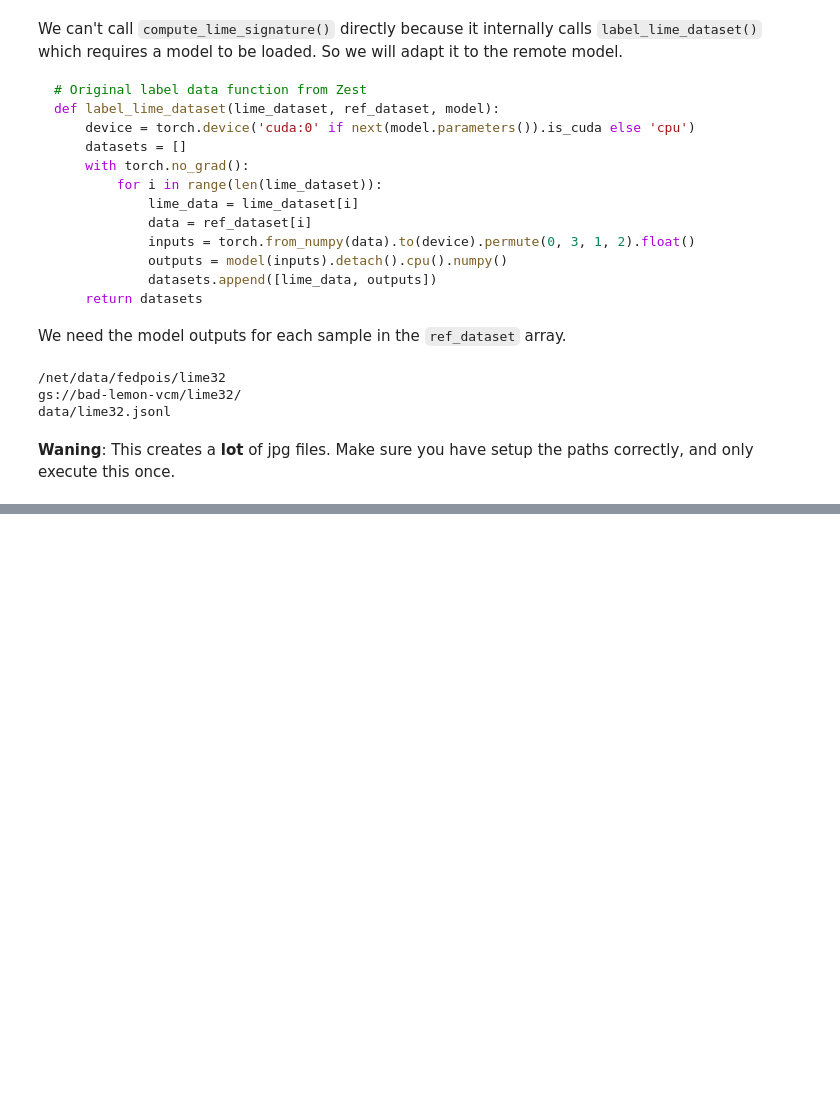
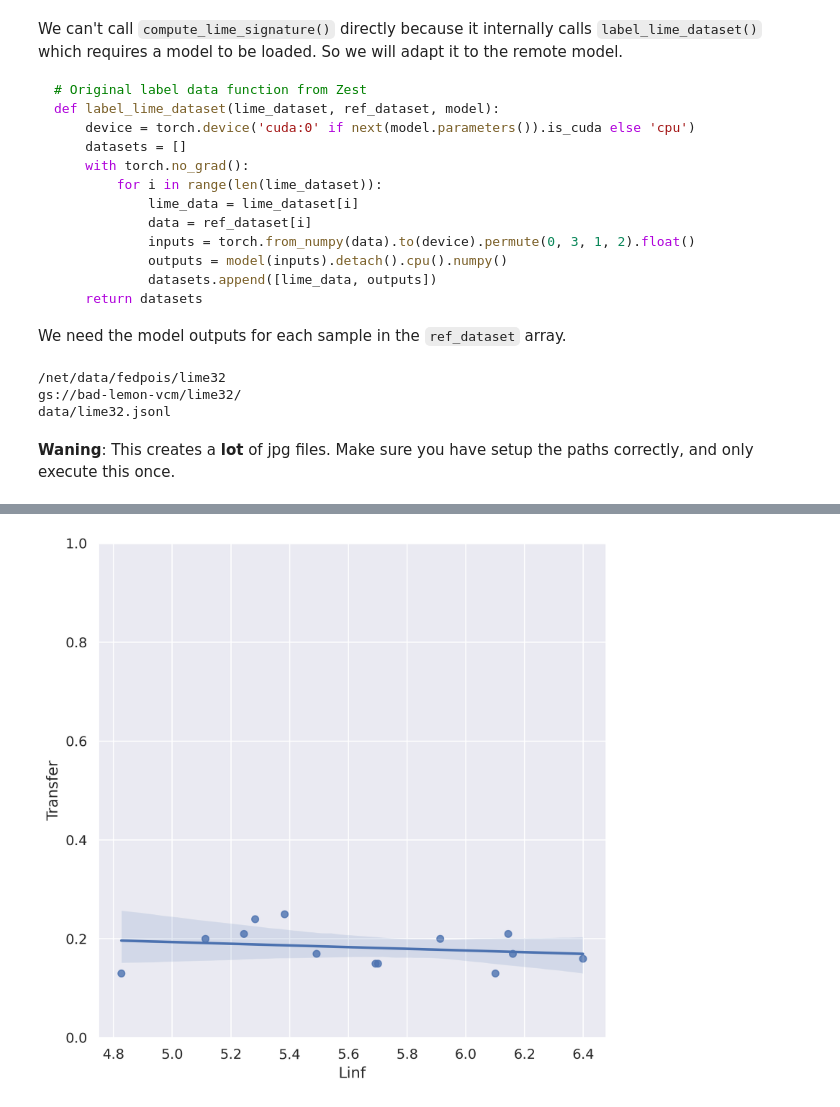
Before and after one commit to ClonedOne/bad_lemon, a Jupyter notebook: notebooks/prepare_lime_remote.ipynb, the cells around one changed output, grey strips where cells are left out. Cells and saved outputs as stored; diff of their text form; code cells hidden in the pictures; blank space fills up the shorter version.

Commit message:
zest32 distance to MLaaS

```diff
--- a/notebooks/prepare_lime_remote.ipynb
+++ b/notebooks/prepare_lime_remote.ipynb
@@ -160,0 +489,20 @@ with open(jsonl_file, 'w') as mf:
+# %%
+transfer = {}
+transfer_relative = {}
+
+for p in models:
+    print('Adversarial examples generated on: {}'.format(p))
+
+    preds_on_v = res_df_adv.loc[p].to_numpy()
+
+    preds_on_v_int = np.argmax(preds_on_v, axis=-1)
+    acc_on_v = accuracy_score(agree_labels, preds_on_v_int)
+    print('Accuracy on adversarial examples:', accuracy_score)
+    transfer_v = acc_original - acc_on_v
+    print('Transfer success rate:', transfer_v)
+    print('Transfer relative accuracy degradation:', transfer_v / acc_original)
+    print('-' * 80)
+    print()
+
+    transfer[p] = transfer_v
+    transfer_relative[p] = transfer_v / acc_original
@@ -160,0 +527,13 @@ with open(jsonl_file, 'w') as mf:
+# %%
+corr_df = []
+
+for model, dist_vec in distances.items():
+    model_short = model.split('_')[0]
+    transf = transfer[model_short]
+    transf_rel = transfer_relative[model_short]
+    cos = dist_vec[3]
+    linf = dist_vec[2]
+    corr_df.append({'Model': model, 'Transfer': transf, 'Transfer relative': transf_rel, 'Cosine': cos, 'Linf': linf})
+
+corr_df = pd.DataFrame.from_dict(corr_df)
+display(corr_df)
@@ -160,0 +555,13 @@ with open(jsonl_file, 'w') as mf:
+# %%
+sns.set_style('whitegrid')
+sns.set(font_scale=1.1)
+plt.figure(figsize=(8, 8), dpi=300)
+
+# Show regression plot
+plt.ylim(0, 1)
+
+s = sns.regplot(data=corr_df, y='Transfer', x='Linf', truncate=True, label='L-inf metric')
+# s = sns.regplot(data=corr_df, y='Transfer', x='Cosine', truncate=True, label='Cosine metric')
+plt.show()
+# %% [output]
+[figure, added]
```
Also changed, not shown: parts of 23 cells of this notebook, 11 other files.
